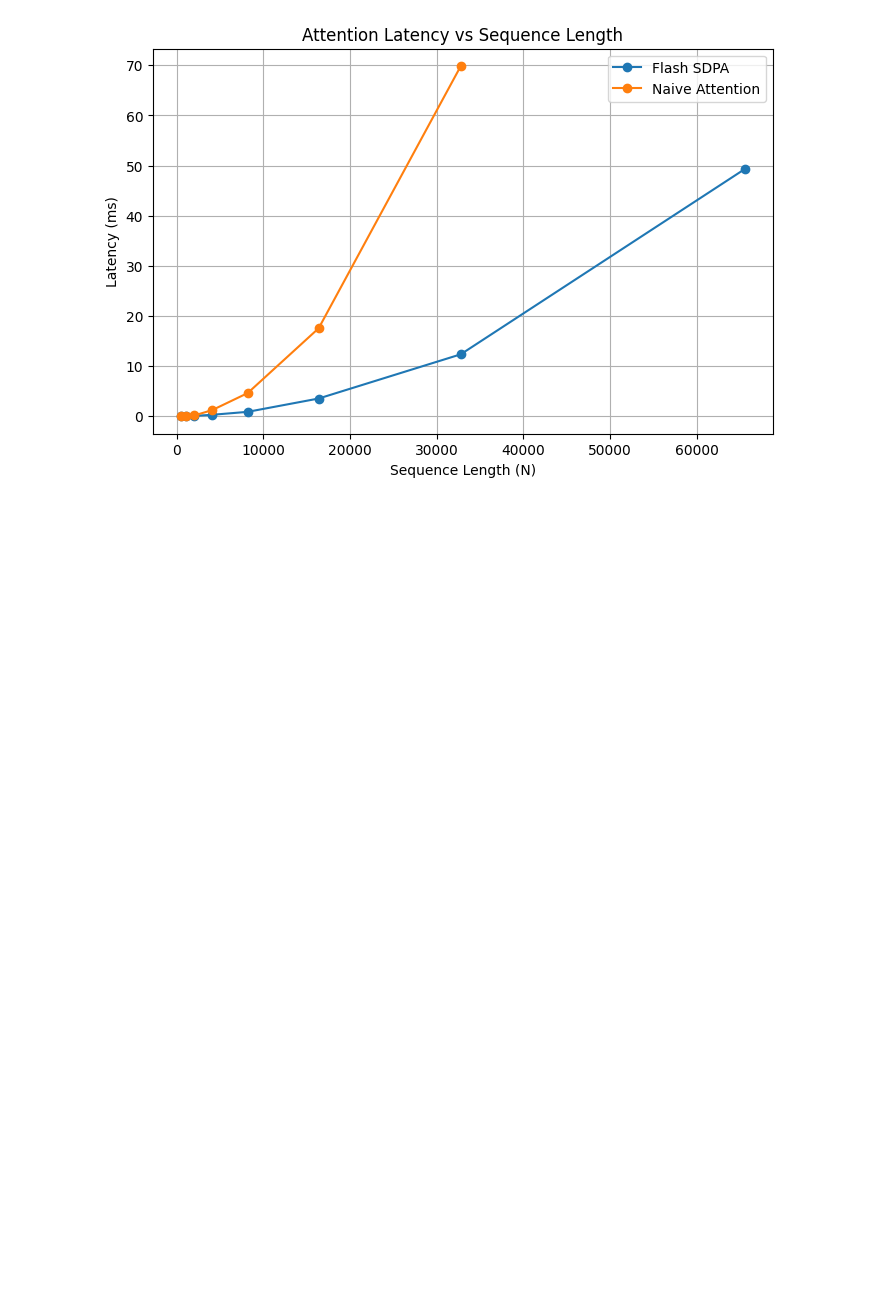
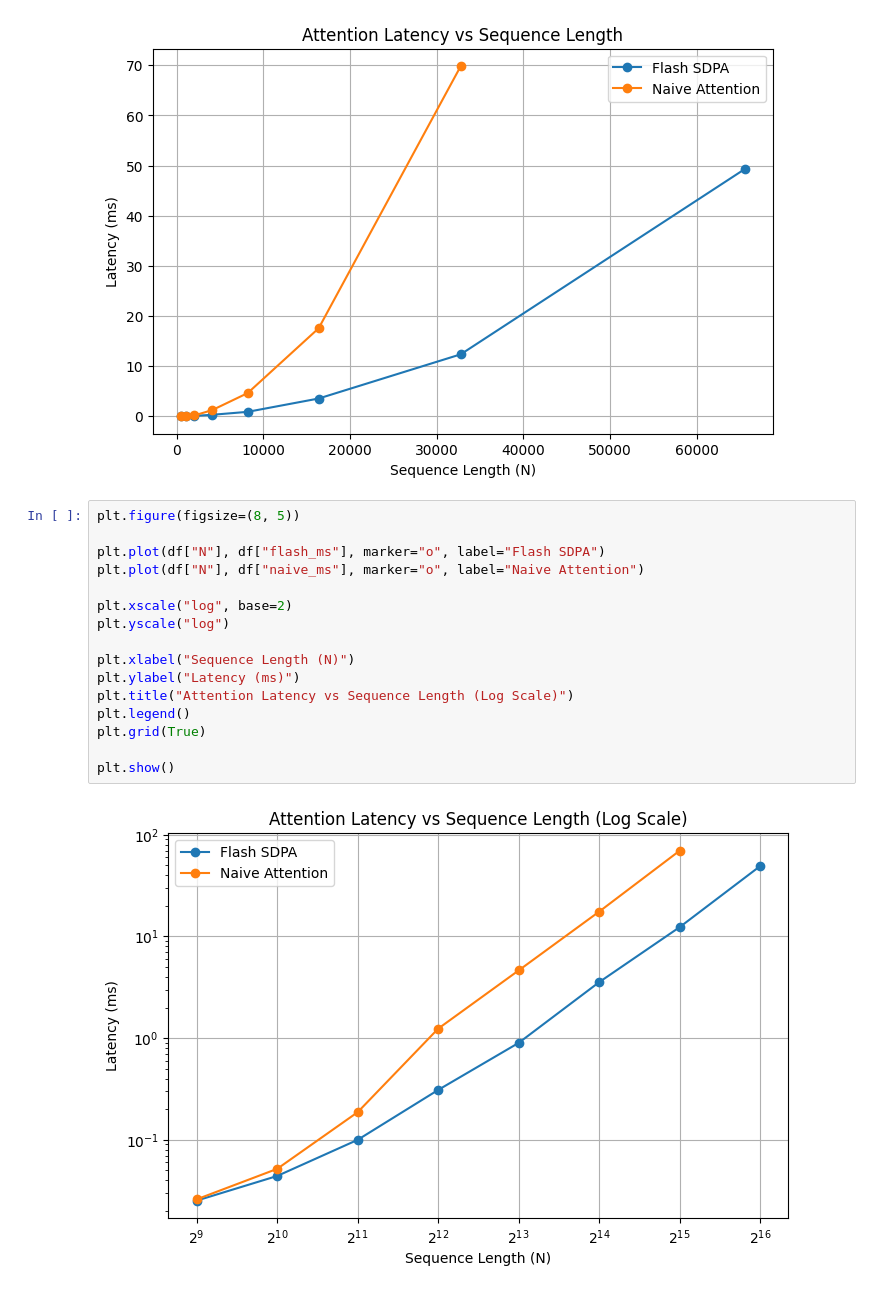
Before and after one commit to deepinsightai/flash-attention, a Jupyter notebook: blackwell_sdpa_smoke_test.ipynb, the cells around one changed output. Saved outputs shown, nothing was run; the diff lists cells and outputs as text; blank space fills up the shorter version.

Commit message:
Add log-scale latency comparison

```diff
--- a/blackwell_sdpa_smoke_test.ipynb
+++ b/blackwell_sdpa_smoke_test.ipynb
@@ -406,3 +406,21 @@ plt.grid(True)
 plt.show()
 # %% [output]
 [figure]
+# %%
+plt.figure(figsize=(8, 5))
+
+plt.plot(df["N"], df["flash_ms"], marker="o", label="Flash SDPA")
+plt.plot(df["N"], df["naive_ms"], marker="o", label="Naive Attention")
+
+plt.xscale("log", base=2)
+plt.yscale("log")
+
+plt.xlabel("Sequence Length (N)")
+plt.ylabel("Latency (ms)")
+plt.title("Attention Latency vs Sequence Length (Log Scale)")
+plt.legend()
+plt.grid(True)
+
+plt.show()
+# %% [output]
+[figure, added]
```
